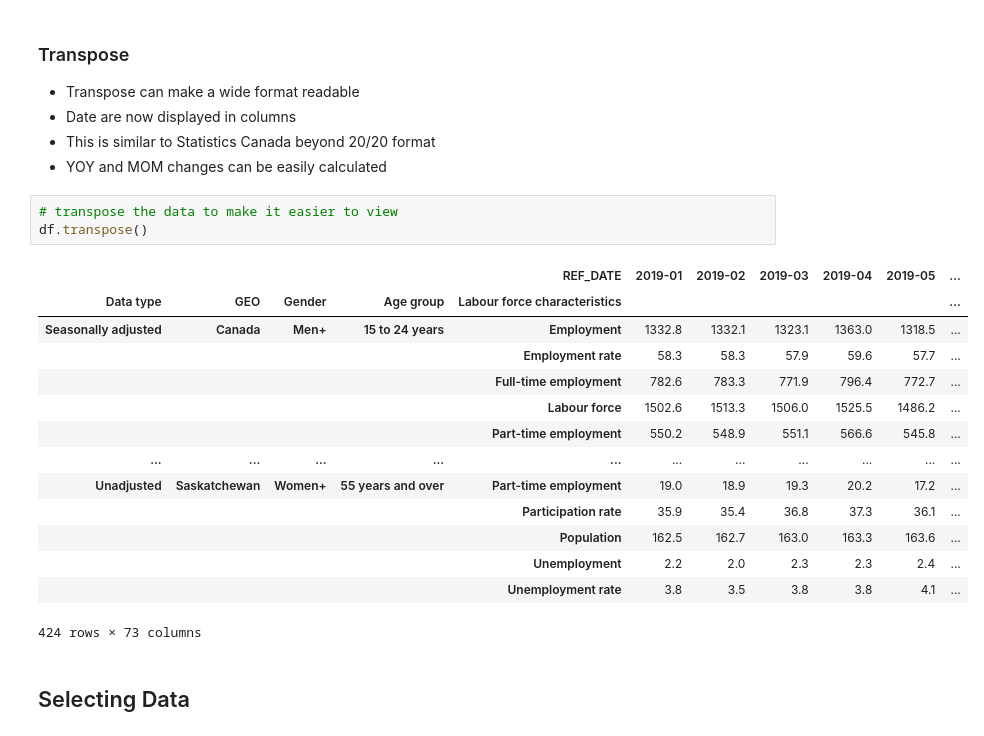
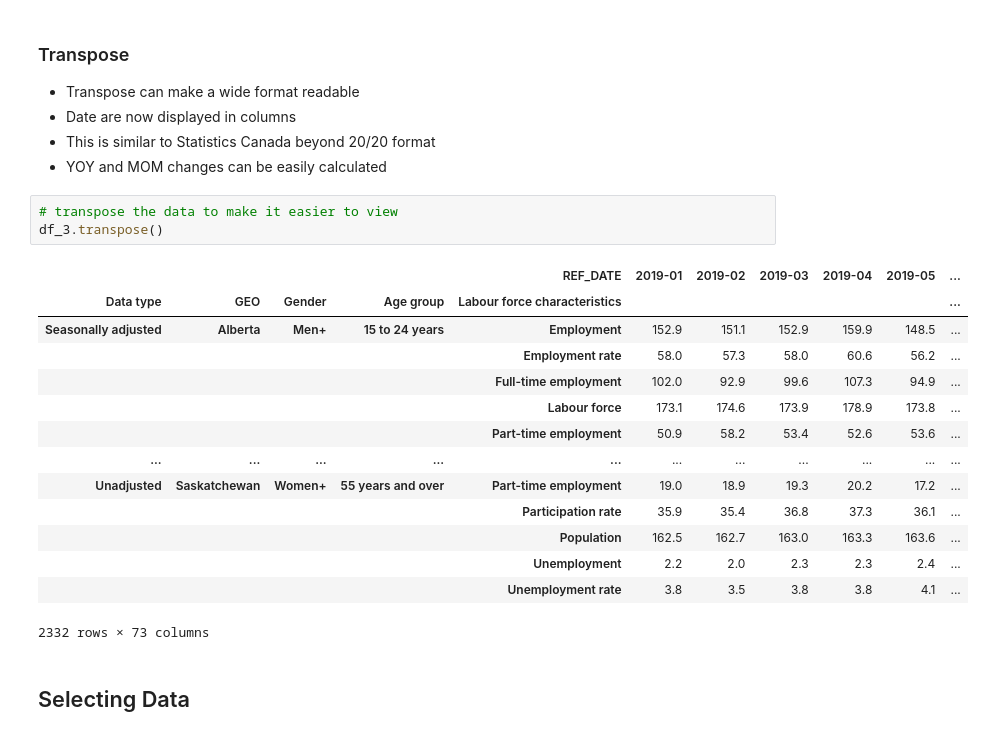
Before and after one commit to mahdi-ghafarian/pandas, a Jupyter notebook: panel_data.ipynb, the cells around one changed output. Drawn from its saved outputs; the diff is of its cells as text.

```diff
--- a/panel_data.ipynb
+++ b/panel_data.ipynb
@@ -272,22 +270,22 @@ df.stack(level=[1,2]).tail()
 * YOY and MOM changes can be easily calculated
 # %%
 # transpose the data to make it easier to view
-df.transpose()
+df_3.transpose()
 # %% [output]
 |  |  |  |  | REF_DATE | 2019-01 | 2019-02 | 2019-03 | 2019-04 | 2019-05 | ... |
 | Data type | GEO | Gender | Age group | Labour force characteristics |  |  |  |  |  | ... |
-| Seasonally adjusted | Canada | Men+ | 15 to 24 years | Employment | 1332.8 | 1332.1 | 1323.1 | 1363.0 | 1318.5 | ... |
-|  |  |  |  | Employment rate | 58.3 | 58.3 | 57.9 | 59.6 | 57.7 | ... |
-|  |  |  |  | Full-time employment | 782.6 | 783.3 | 771.9 | 796.4 | 772.7 | ... |
-|  |  |  |  | Labour force | 1502.6 | 1513.3 | 1506.0 | 1525.5 | 1486.2 | ... |
-|  |  |  |  | Part-time employment | 550.2 | 548.9 | 551.1 | 566.6 | 545.8 | ... |
+| Seasonally adjusted | Alberta | Men+ | 15 to 24 years | Employment | 152.9 | 151.1 | 152.9 | 159.9 | 148.5 | ... |
+|  |  |  |  | Employment rate | 58.0 | 57.3 | 58.0 | 60.6 | 56.2 | ... |
+|  |  |  |  | Full-time employment | 102.0 | 92.9 | 99.6 | 107.3 | 94.9 | ... |
+|  |  |  |  | Labour force | 173.1 | 174.6 | 173.9 | 178.9 | 173.8 | ... |
+|  |  |  |  | Part-time employment | 50.9 | 58.2 | 53.4 | 52.6 | 53.6 | ... |
 | ... | ... | ... | ... | ... | ... | ... | ... | ... | ... | ... |
 | Unadjusted | Saskatchewan | Women+ | 55 years and over | Part-time employment | 19.0 | 18.9 | 19.3 | 20.2 | 17.2 | ... |
 |  |  |  |  | Participation rate | 35.9 | 35.4 | 36.8 | 37.3 | 36.1 | ... |
 |  |  |  |  | Population | 162.5 | 162.7 | 163.0 | 163.3 | 163.6 | ... |
 |  |  |  |  | Unemployment | 2.2 | 2.0 | 2.3 | 2.3 | 2.4 | ... |
 |  |  |  |  | Unemployment rate | 3.8 | 3.5 | 3.8 | 3.8 | 4.1 | ... |
-424 rows × 73 columns
+2332 rows × 73 columns
 # %% [markdown]
 ## Selecting Data
 # %% [markdown]
```
Also changed, not shown: parts of 17 cells of this notebook.
